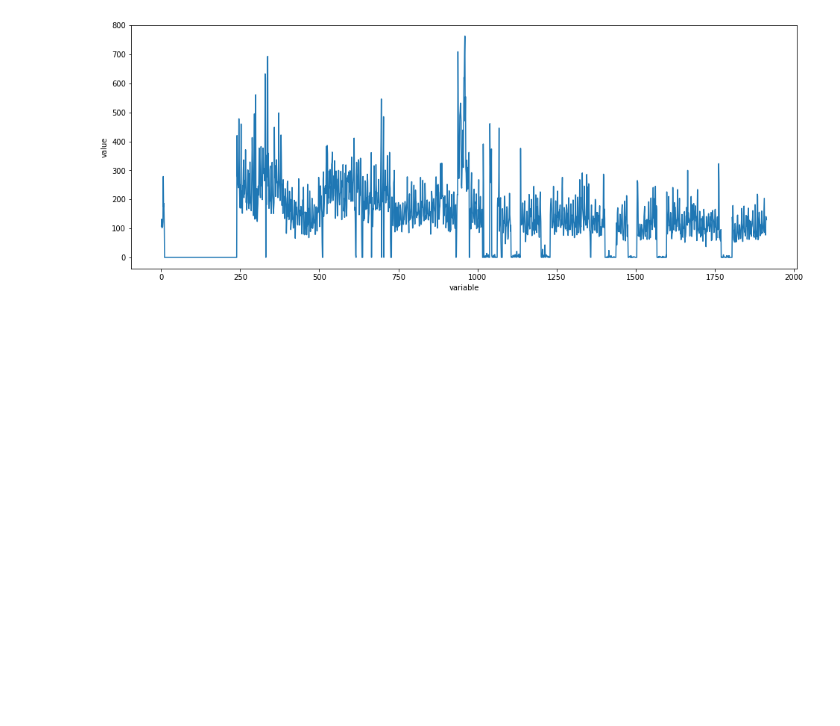
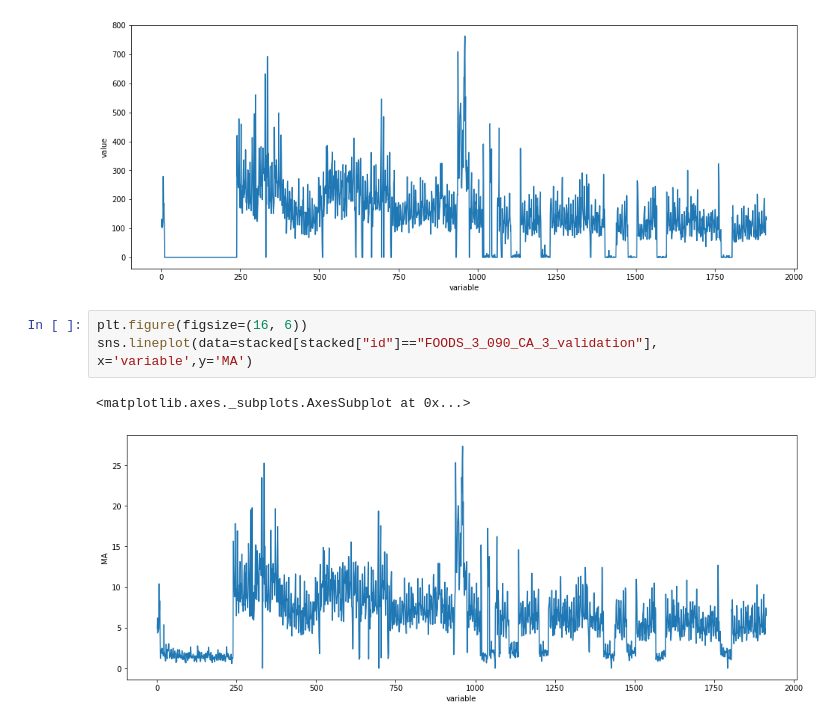
Before and after one commit to piszewc/python-deep-learning-data-science, a Jupyter notebook: Kaggle/M5 Forecasting Accuracy.ipynb, the cells around one changed output. Drawn from its saved outputs; the diff is of its cells as text; blank space fills up the shorter version.

```diff
--- a/Kaggle/M5 Forecasting Accuracy.ipynb
+++ b/Kaggle/M5 Forecasting Accuracy.ipynb
@@ -76,3 +75,9 @@ sns.lineplot(data=stacked[stacked["id"]=="FOODS_3_090_CA_3_validation"], x='vari
 # %% [output]
 <matplotlib.axes._subplots.AxesSubplot at 0x...>
 [figure]
+# %%
+plt.figure(figsize=(16, 6))
+sns.lineplot(data=stacked[stacked["id"]=="FOODS_3_090_CA_3_validation"], x='variable',y='MA')
+# %% [output]
+<matplotlib.axes._subplots.AxesSubplot at 0x...>
+[figure, added]
```
Also changed, not shown: parts of 9 cells of this notebook.
